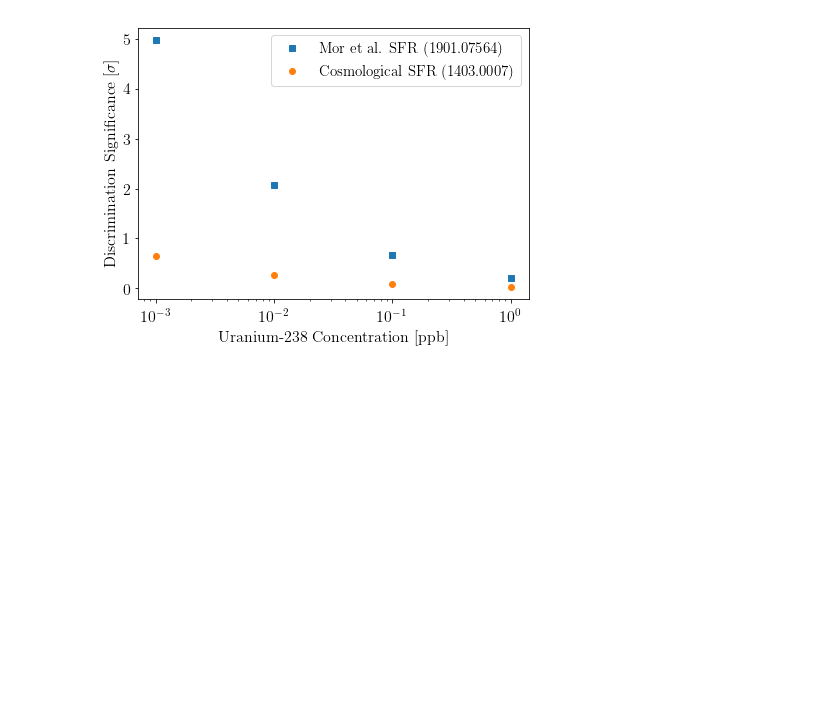
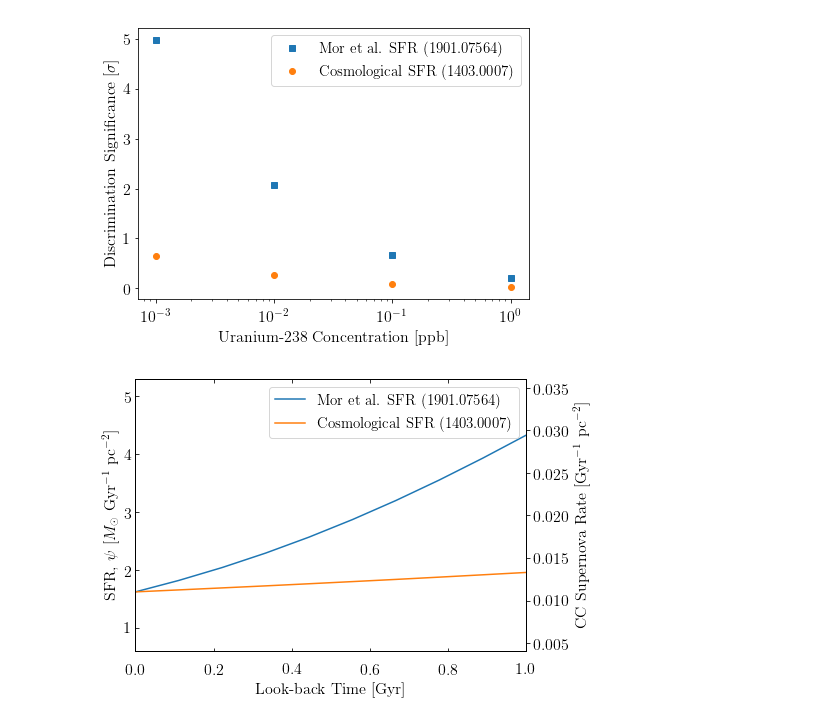
Before and after one commit to tedwards2412/SN-paleology, a Jupyter notebook: Notebooks/R_time_constraint.ipynb, the cells around one changed output. Saved outputs shown, nothing was run; the diff lists cells and outputs as text; code cells hidden in the pictures; blank space fills up the shorter version.

```diff
--- a/Notebooks/R_time_constraint.ipynb
+++ b/Notebooks/R_time_constraint.ipynb
@@ -940,3 +940,46 @@ plt.gca().tick_params(axis='x', which='major', pad=8)
 plt.show()
 # %% [output]
 [figure]
+# %%
+rc('text', usetex=True)
+rc('font',**{'family':'sans-serif','sans-serif':['cmr']})
+rc('font',**{'family':'serif','serif':['cmr']})
+rc('font', size=16)
+rc('axes', linewidth=1.)
+
+# plt.figure(figsize=(7,5))
+fig, ax1 = plt.subplots(figsize=(7,5))
+
+#######################################
+tlist = np.linspace(0, 1, 10)
+
+# Cosmo_norm = SFR_Mor(0.0)-SFR_Cosmo(tlist)[0]
+plt.plot(tlist, SFR_Mor(tlist), label='Mor et al. SFR (1901.07564)')
+plt.plot(tlist, SFR_Cosmo(tlist)*Cosmo_norm, label='Cosmological SFR (1403.0007)')
+
+# plt.plot(tlist, R_list_Mor, label='Mor et al. SFR (1901.07564)')
+# plt.plot(tlist, R_list_Cosmo, label='Cosmological SFR (1403.0007)')
+
+# label='Cosmological SFR (1403.0007)'
+
+plt.xlim(0, 1)
+plt.ylim(0.6, 5.3)
+
+ax1.set_xlabel(r"Look-back Time [Gyr]")
+
+ax1.set_ylabel(r"SFR, $\psi$ [$M_\odot$ Gyr$^{-1}$ pc$^{-2}$]")
+
+plt.tick_params(right=True,top=True,direction='in')
+plt.tick_params(which='minor',top=True,right=True,direction='in')
+#####################################
+# $k_{\rm CC} = 0.0068 M_\odot^{-1}$
+ax2 = ax1.twinx()
+ax2.set_ylim(0.6*0.0068, 5.3*0.0068)
+ax2.set_ylabel(r"CC Supernova Rate [Gyr$^{-1}$ pc$^{-2}$]")
+
+ax1.legend(fontsize=15.0)
+ax1.tick_params(axis='x', which='major', pad=12)
+plt.savefig("TimeDependent_models.pdf", bbox_inches='tight')
+plt.show()
+# %% [output]
+[figure, added]
```
Also changed, not shown: parts of 9 cells of this notebook.
